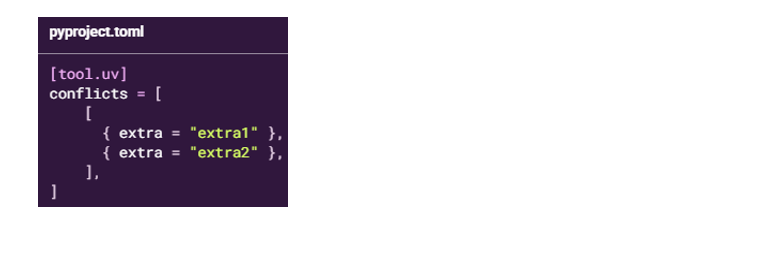
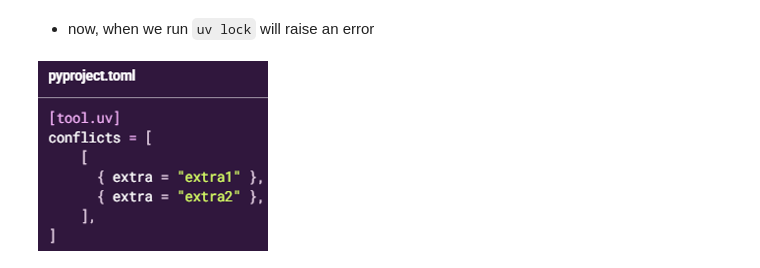
Before and after one commit to joeltho26/UV, a Jupyter notebook: notes/Dependencies/conflicting-dependencies.ipynb, the cells around one changed output. Cells and saved outputs as stored; diff of their text form; code cells hidden in the pictures; blank space fills up the shorter version.

````diff
--- a/notes/Dependencies/conflicting-dependencies.ipynb
+++ b/notes/Dependencies/conflicting-dependencies.ipynb
@@ -6,9 +20,11 @@
+# %% [markdown]
+- now, when we run ```uv lock``` will raise an error
 # %%
 from PIL import Image
 from IPython.display import display
 
 img = Image.open('images/conflict.png')
-new_image = img.resize((250, 190))
+new_image = img.resize((230, 190))
 display(new_image)
 # %% [output]
-[figure, old version]
+[figure, new version]
````
Also changed, not shown: parts of 7 cells of this notebook, 36 other files.
